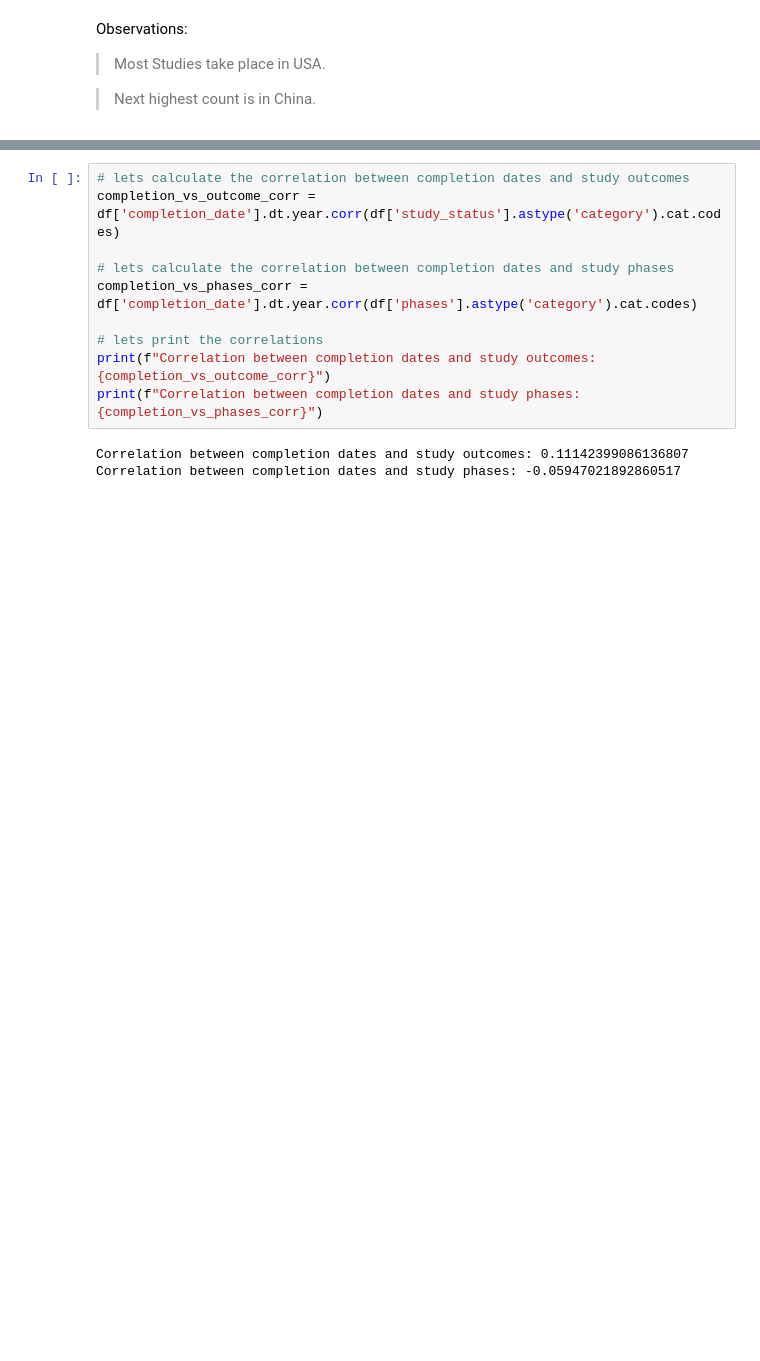
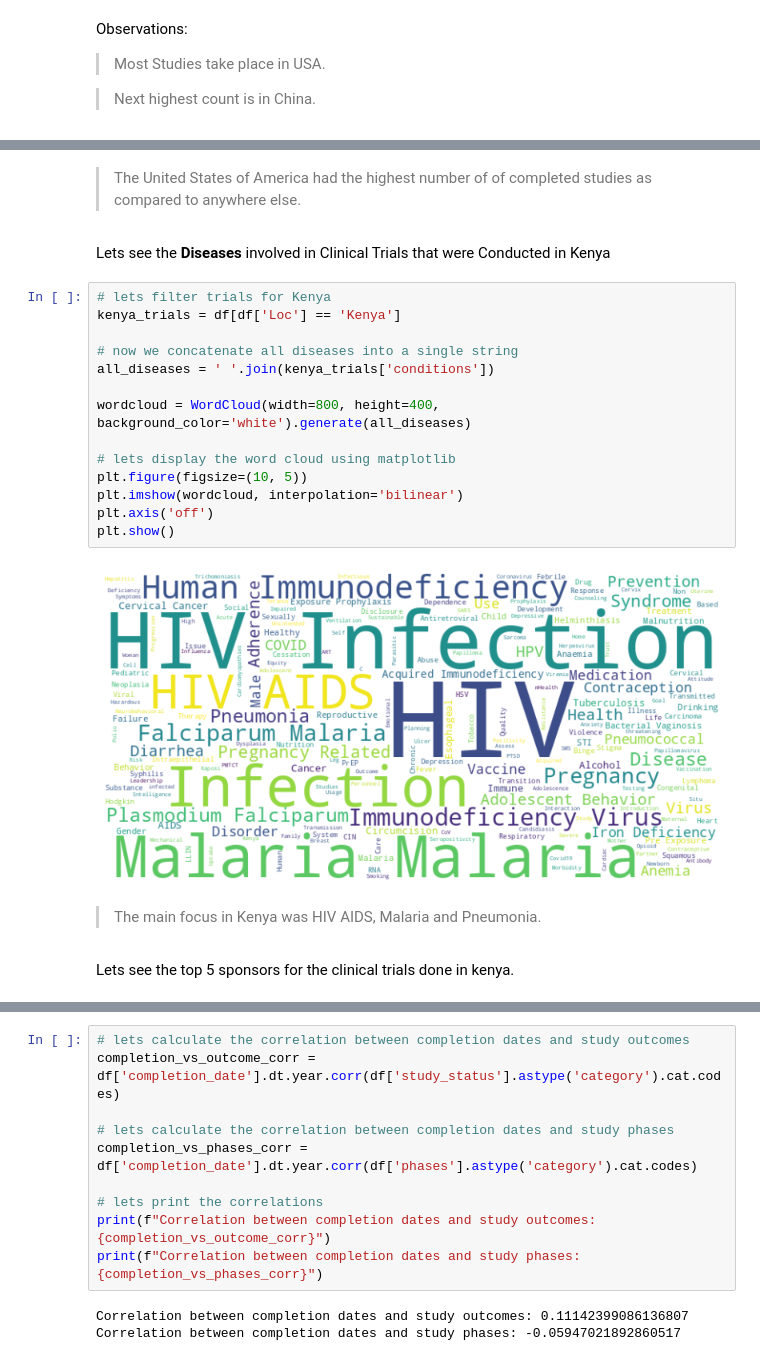
Before and after one commit to stogaja/clinical-trials, a Jupyter notebook: clinical_trials.ipynb, the cells around one changed output, grey strips where cells are left out. Saved outputs shown, nothing was run; the diff lists cells and outputs as text; blank space fills up the shorter version.

```diff
--- a/clinical_trials.ipynb
+++ b/clinical_trials.ipynb
@@ -852,0 +859,24 @@ fig.show()
+# %% [markdown]
+> The United States of America had the highest number of of completed studies as compared to anywhere else.
+# %% [markdown]
+Lets see the **Diseases** involved in Clinical Trials that were Conducted in Kenya
+# %%
+# lets filter trials for Kenya
+kenya_trials = df[df['Loc'] == 'Kenya']
+
+# now we concatenate all diseases into a single string
+all_diseases = ' '.join(kenya_trials['conditions'])
+
+wordcloud = WordCloud(width=800, height=400, background_color='white').generate(all_diseases)
+
+# lets display the word cloud using matplotlib
+plt.figure(figsize=(10, 5))
+plt.imshow(wordcloud, interpolation='bilinear')
+plt.axis('off')
+plt.show()
+# %% [output]
+[figure, added]
+# %% [markdown]
+> The main focus in Kenya was HIV AIDS, Malaria and Pneumonia.
+# %% [markdown]
+Lets see the top 5 sponsors for the clinical trials done in kenya.
```
Also changed, not shown: parts of 11 cells of this notebook.
